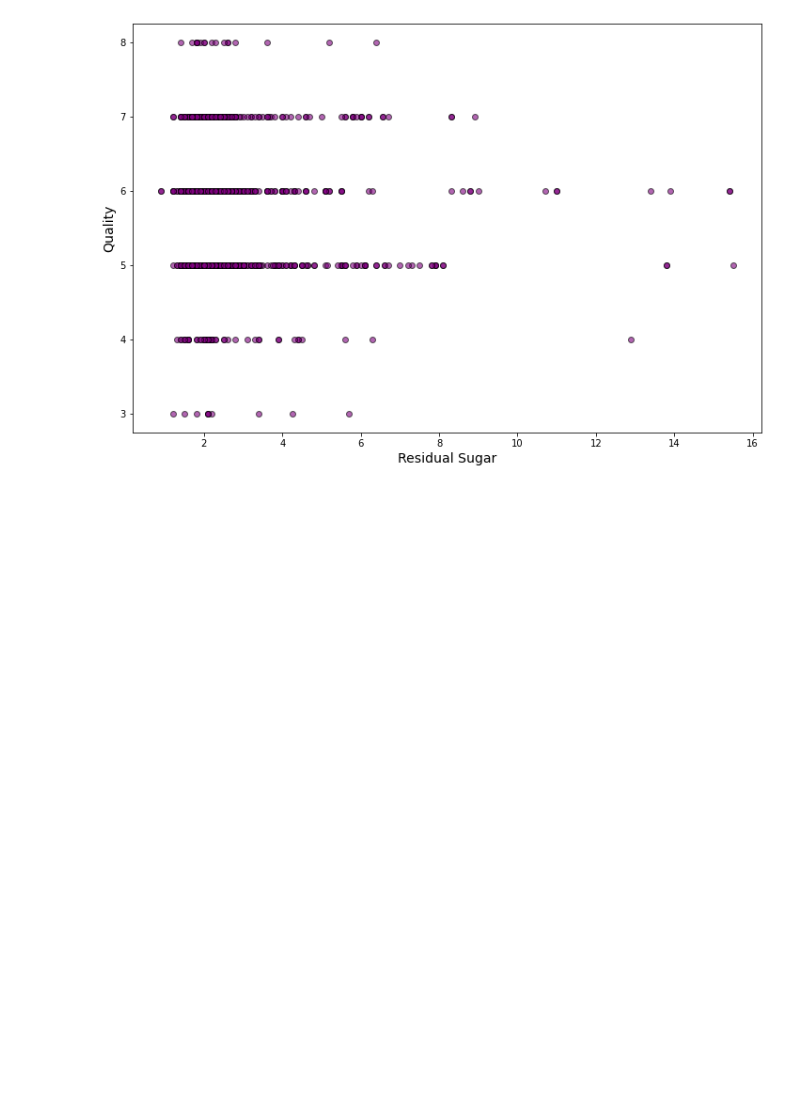
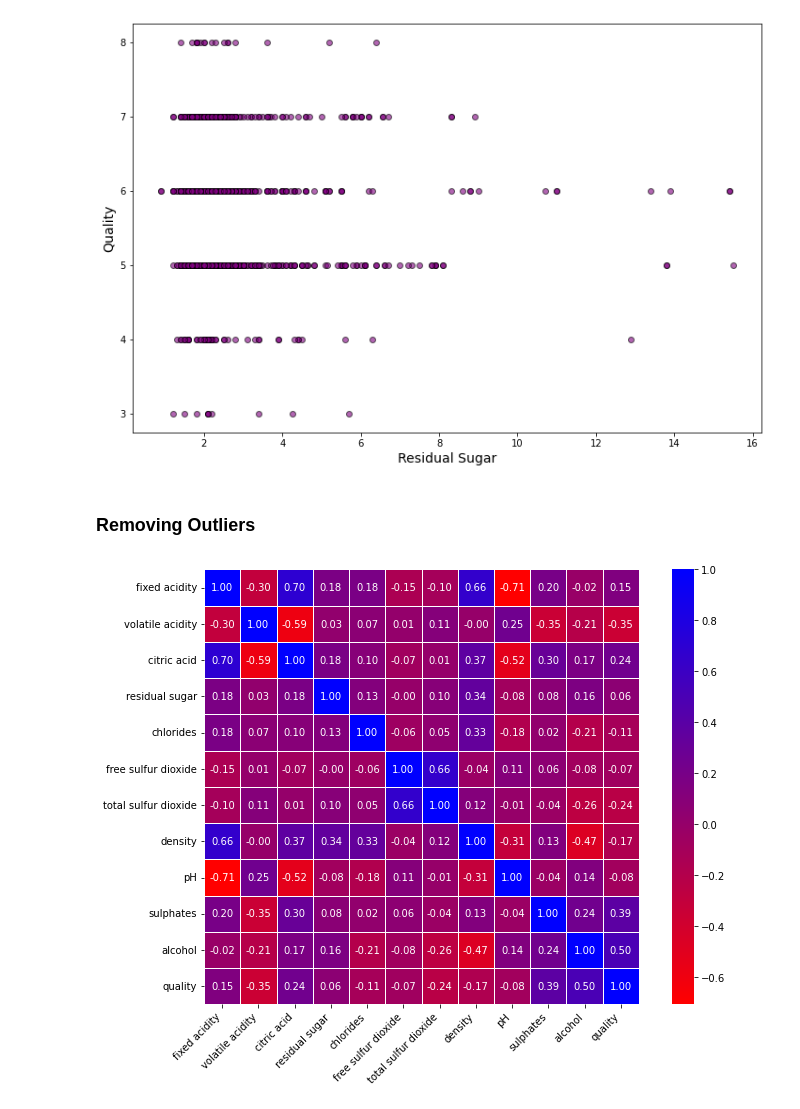
Before and after one commit to SaianPatel/Inferential-Stats-Red-Wine-Quality, a Jupyter notebook: 4_Correlation.ipynb, the cells around one changed output. Drawn from its saved outputs; the diff is of its cells as text; code cells hidden in the pictures; blank space fills up the shorter version.

Commit message:
Update 4_Correlation.ipynb
Add code for removing outliers

```diff
--- a/4_Correlation.ipynb
+++ b/4_Correlation.ipynb
@@ -59,3 +59,32 @@ Text(0, 0.5, 'Quality')
 [figure]
 [figure]
 [figure]
+# %% [markdown]
+### Removing Outliers
+# %%
+# Compute Z-scores for all numeric columns in df
+z_scores = np.abs((df - df.mean()) / df.std())
+
+# Remove rows where any value has a Z-score > 3
+df_no_outliers = df[(z_scores < 3).all(axis=1)]
+
+# Compute the correlation matrix without outliers
+correlation_matrix = df_no_outliers.corr()
+
+from matplotlib.colors import LinearSegmentedColormap
+
+cmap = LinearSegmentedColormap.from_list("RedPurpleBlue", ["red", "purple", "blue"])
+
+# Plot the correlation matrix as a heatmap with numbers
+plt.figure(figsize=(12, 8))
+sns.heatmap(correlation_matrix, annot=True, fmt=".2f", cmap=cmap, linewidths=0.5, square=True, cbar=True)
+
+# Title and layout adjustments
+# plt.title("Correlation Matrix Heatmap", fontsize=14)
+plt.xticks(rotation=45, ha="right")
+plt.yticks(rotation=0)
+
+# Show the heatmap
+plt.show()
+# %% [output]
+[figure, added]
```
